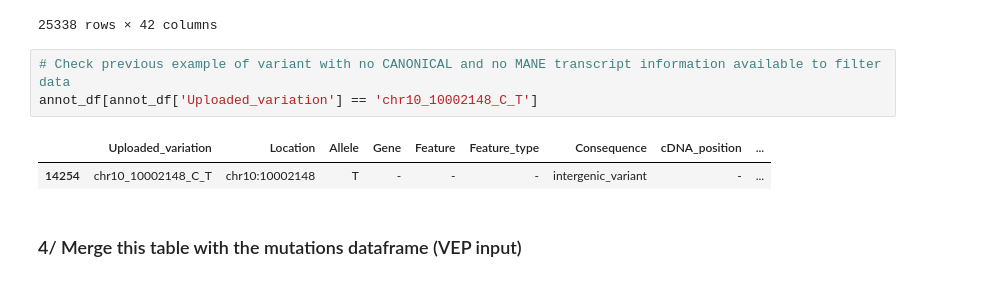
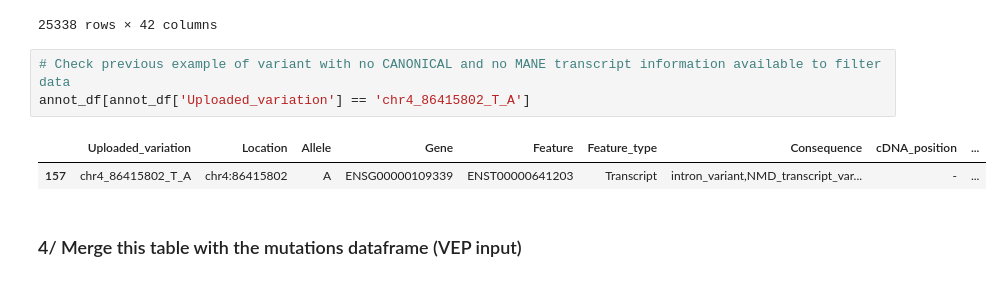
Before and after one commit to efigb/master, a Jupyter notebook: variant_filtering/VEP_filtering_Sarcoma-met.ipynb, the cells around one changed output. Drawn from its saved outputs; the diff is of its cells as text.

```diff
--- a/variant_filtering/VEP_filtering_Lung.ipynb
+++ b/variant_filtering/VEP_filtering_Sarcoma-met.ipynb
@@ -478,10 +439,10 @@ annot_df.groupby(['Uploaded_variation', 'Gene'], as_index=False).count().sort_va
 25338 rows × 42 columns
 # %%
 # Check previous example of variant with no CANONICAL and no MANE transcript information available to filter data
-annot_df[annot_df['Uploaded_variation'] == 'chr10_10002148_C_T']
+annot_df[annot_df['Uploaded_variation'] == 'chr4_86415802_T_A']
 # %% [output]
 |  | Uploaded_variation | Location | Allele | Gene | Feature | Feature_type | Consequence | cDNA_position | ... |
-| 14254 | chr10_10002148_C_T | chr10:10002148 | T | - | - | - | intergenic_variant | - | ... |
+| 157 | chr4_86415802_T_A | chr4:86415802 | A | ENSG00000109339 | ENST00000641203 | Transcript | intron_variant,NMD_transcript_var... | - | ... |
 # %% [markdown]
 ### 4/ Merge this table with the mutations dataframe (VEP input)
 # %% [markdown]
```
Also changed, not shown: parts of 19 cells of this notebook, 1 other file.
